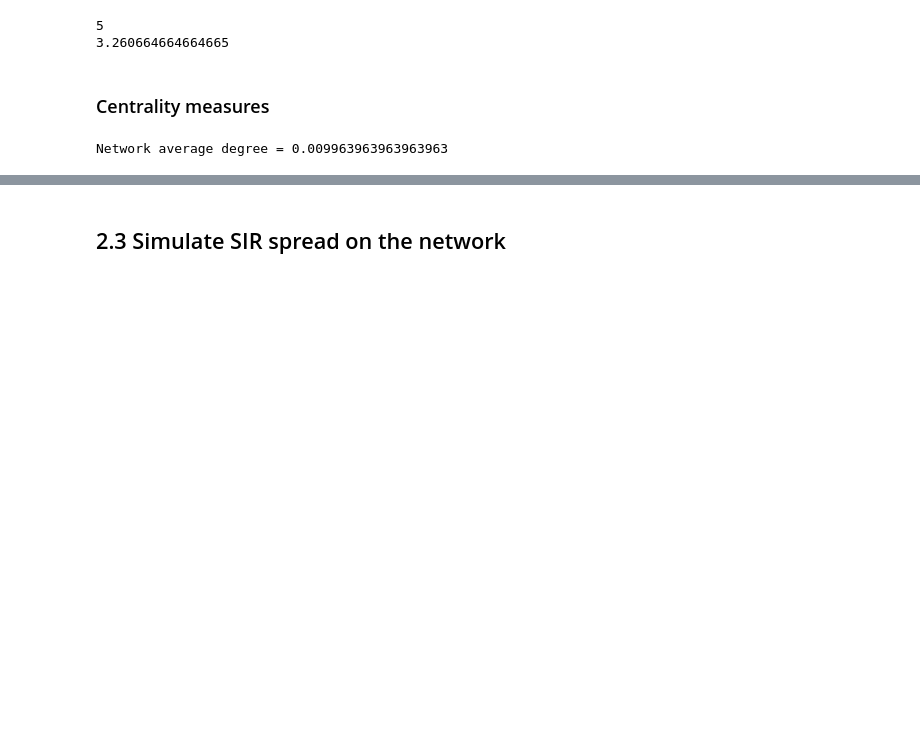
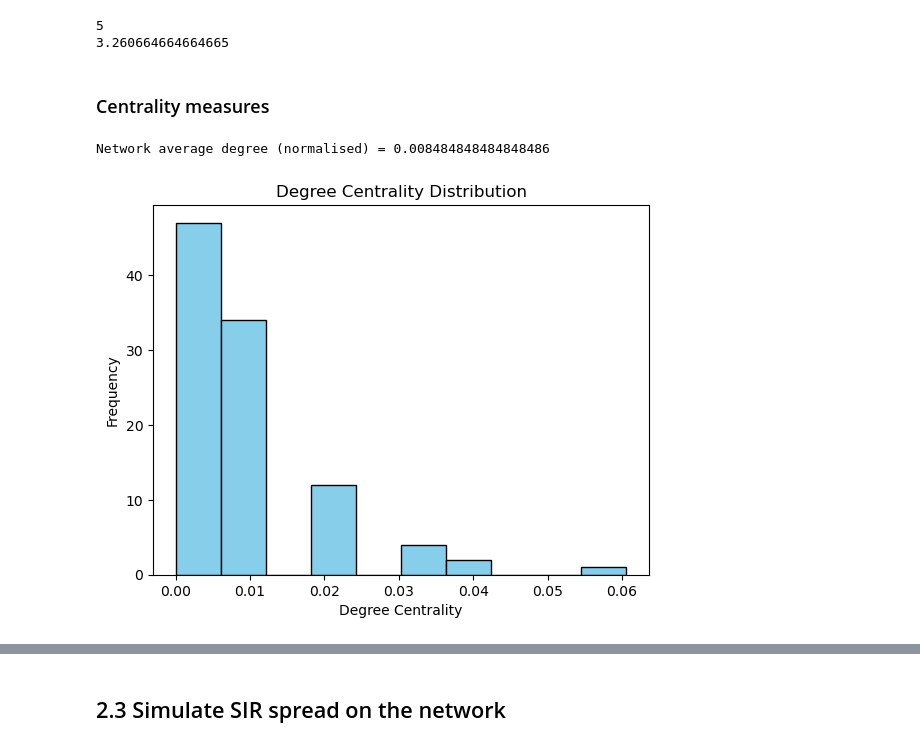
Before and after one commit to kshnva/Intro-CLS-Assignment-2, a Jupyter notebook: spatial.ipynb, the cells around one changed output, grey strips where cells are left out. Saved outputs shown, nothing was run; the diff lists cells and outputs as text; code cells hidden in the pictures; blank space fills up the shorter version.

Commit message:
Adding histogram plotting for centrality measures

```diff
--- a/spatial.ipynb
+++ b/spatial.ipynb
@@ -166,17 +166,26 @@ print(get_average_path_length(network))
 ### Centrality measures
 # %%
 # Degree centrality
-num_nodes = 1000
+num_nodes = 100
 p = 0.01
 seed = 10
 
 network = create_network('Erdos-Reyni', num_nodes, seed = seed, p = p)
 degree_centrality = nx.degree_centrality(network)
 
 network_average_degree = sum(c_d / num_nodes for c_d in degree_centrality.values())
-print('Network average degree =', network_average_degree)
+print('Network average degree (normalised) =', network_average_degree)
+
+# TODO: MODIFY THIS IS CHATGPT
+# Plot a histogram of degree centrality values
+plt.hist(list(degree_centrality.values()), bins=10, color='skyblue', edgecolor='black')
+plt.title('Degree Centrality Distribution')
+plt.xlabel('Degree Centrality')
+plt.ylabel('Frequency')
+plt.show()
 # %% [output]
-Network average degree = 0.009963963963963963
+Network average degree (normalised) = 0.008484848484848486
+[figure, added]
 # %%
 # Betweenness centrality
 num_nodes = 1000
```
Also changed, not shown: parts of 2 cells of this notebook.
